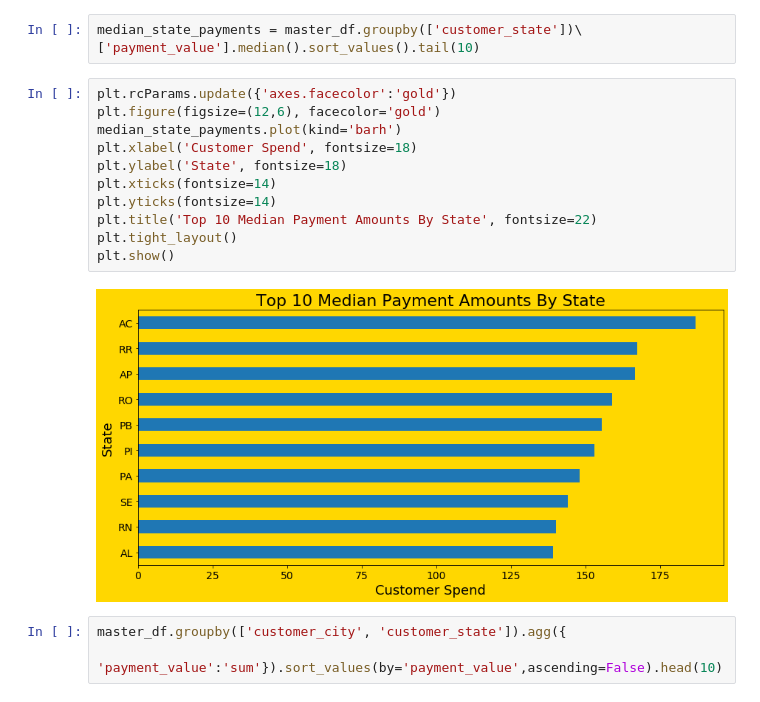
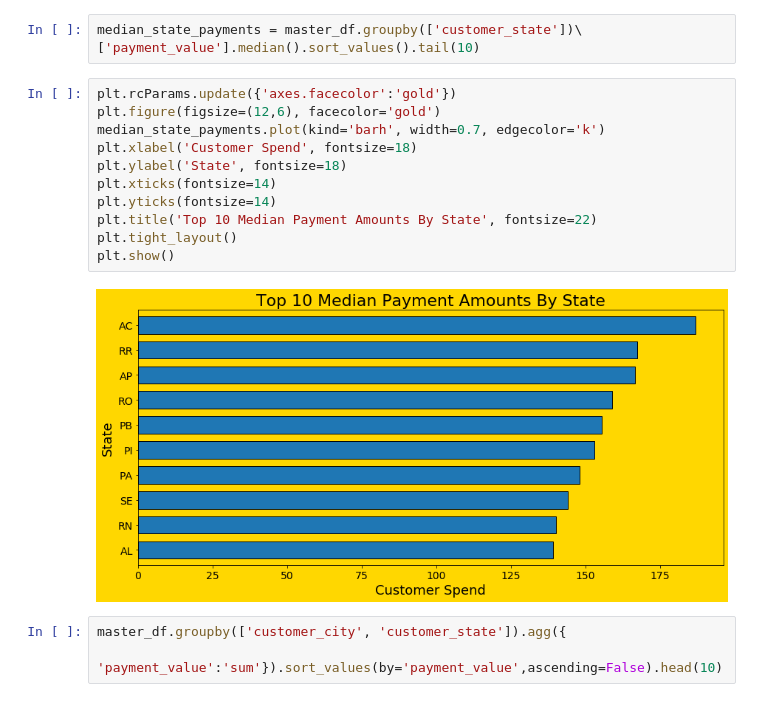
Before and after one commit to RossReisman/Data-Analyst-Portfolio, a Jupyter notebook: Python/brazil/visualizations.ipynb, the cells around one changed output. Drawn from its saved outputs; the diff is of its cells as text.

```diff
--- a/Python/brazil/visualizations.ipynb
+++ b/Python/brazil/visualizations.ipynb
@@ -751,16 +757,16 @@ median_state_payments = master_df.groupby(['customer_state'])\
 # %%
 plt.rcParams.update({'axes.facecolor':'gold'})
 plt.figure(figsize=(12,6), facecolor='gold')
-median_state_payments.plot(kind='barh')
+median_state_payments.plot(kind='barh', width=0.7, edgecolor='k')
 plt.xlabel('Customer Spend', fontsize=18)
 plt.ylabel('State', fontsize=18)
 plt.xticks(fontsize=14)
 plt.yticks(fontsize=14)
 plt.title('Top 10 Median Payment Amounts By State', fontsize=22)
 plt.tight_layout()
 plt.show()
 # %% [output]
-[figure, old version]
+[figure, new version]
 # %%
 master_df.groupby(['customer_city', 'customer_state']).agg({
     'payment_value':'sum'}).sort_values(by='payment_value',ascending=False).head(10)
```
Also changed, not shown: parts of 22 cells of this notebook.
